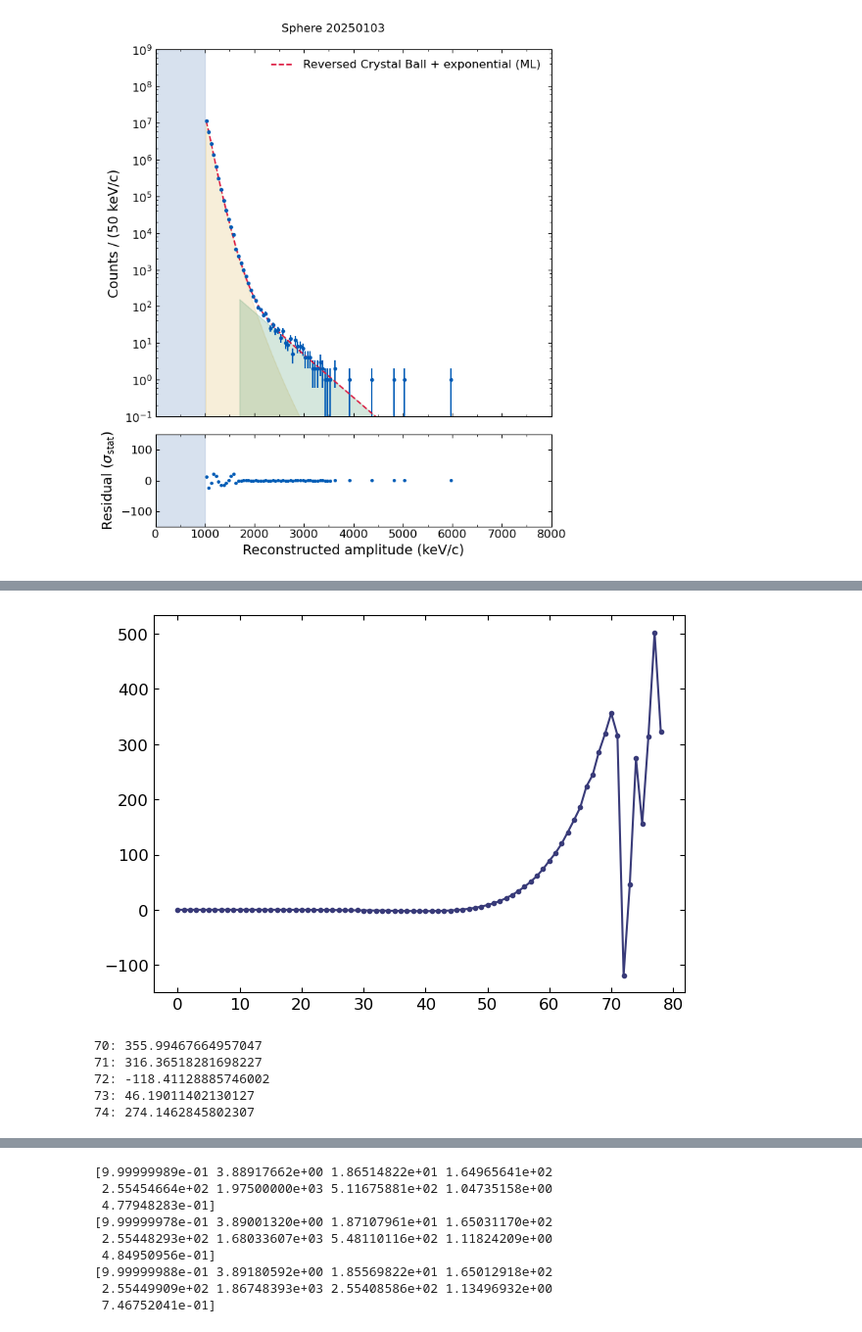
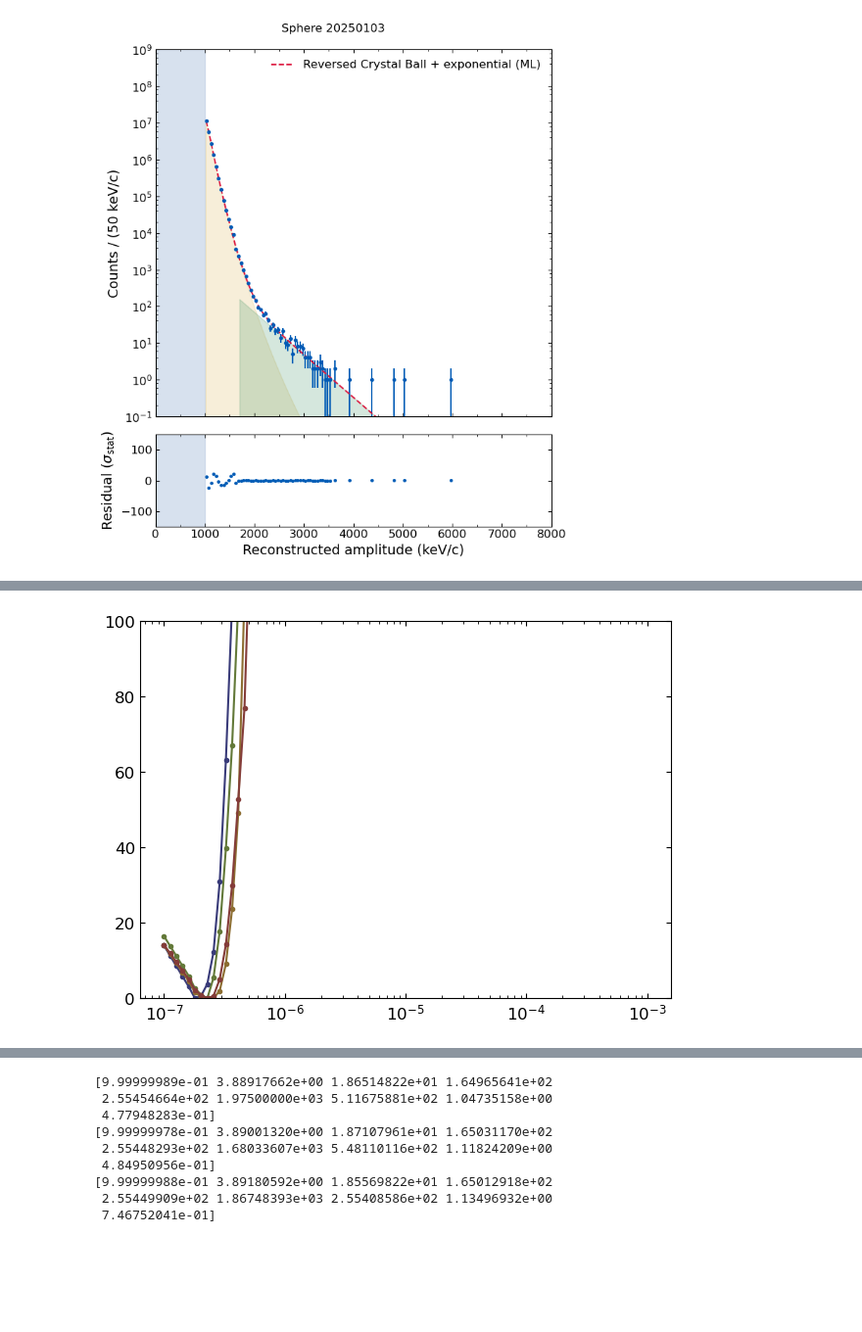
Before and after one commit to yuhants/dm_nanospheres, a Jupyter notebook: analysis_notebooks/sphere_20250103_dm_analysis.ipynb, the cells around one changed output, grey strips where cells are left out. Shown at 98% size. Saved outputs shown, nothing was run; the diff lists cells and outputs as text; code cells hidden in the pictures; blank space fills up the shorter version.

Commit message:
update alpha limits

```diff
--- a/analysis_notebooks/sphere_20250103_dm_analysis.ipynb
+++ b/analysis_notebooks/sphere_20250103_dm_analysis.ipynb
@@ -467,4 +474,4 @@ Text(0, 0.5, '95% CL upper limit on $\\alpha_n$')
 # %%
-for i in range(55, 77):
-    print(f'{i}: {lim_0_01ev_coarse[0][i]}, {lim_0_01ev_coarse[1][i]}')
+for i in range(26, 30):
+    print(f'{i}: {lim_0_1ev_coarse[0][i]}, {lim_0_1ev_coarse[1][i]}')
 # %% [output]
@@ -488,22 +482,14 @@ for i in range(55, 77):
 # %%
-_alpha = lim_0_01ev_coarse[-2]
+_alpha = lim_0_1ev_coarse[-2]
 
-for i in range(66, 67):
-    _nlls = lim_0_01ev_coarse[-1][i]
-    # _nlls = medfilt(_nlls, 5)
-    # _nlls = savgol_filter(_nlls, 5, 1)
+for i in range(26, 30):
+    _nlls = lim_0_1ev_coarse[-1][i]
+    _nlls = medfilt(_nlls, 5)
+    _nlls = savgol_filter(_nlls, 10, 1)
 
-    plt.plot(_nlls, '.-')
-    # plt.plot(_alpha, _nlls, '.-')
-# plt.xscale('log')
+    # plt.plot(_nlls, '.-')
+    plt.plot(_alpha, _nlls - np.min(_nlls), '.-')
+plt.ylim(0, 100)
+plt.xscale('log')
 # %% [output]
-[figure, old version]
+[figure, new version]
-# %%
-for i in range(70, 75):
-    print(f'{i}: {lim_0_01ev_coarse[-1][66][i]}')
-# %% [output]
-70: 355.99467664957047
-71: 316.36518281698227
-72: -118.41128885746002
-73: 46.19011402130127
-74: 274.1462845802307
```
Also changed, not shown: parts of 12 cells of this notebook, 56 other files.
